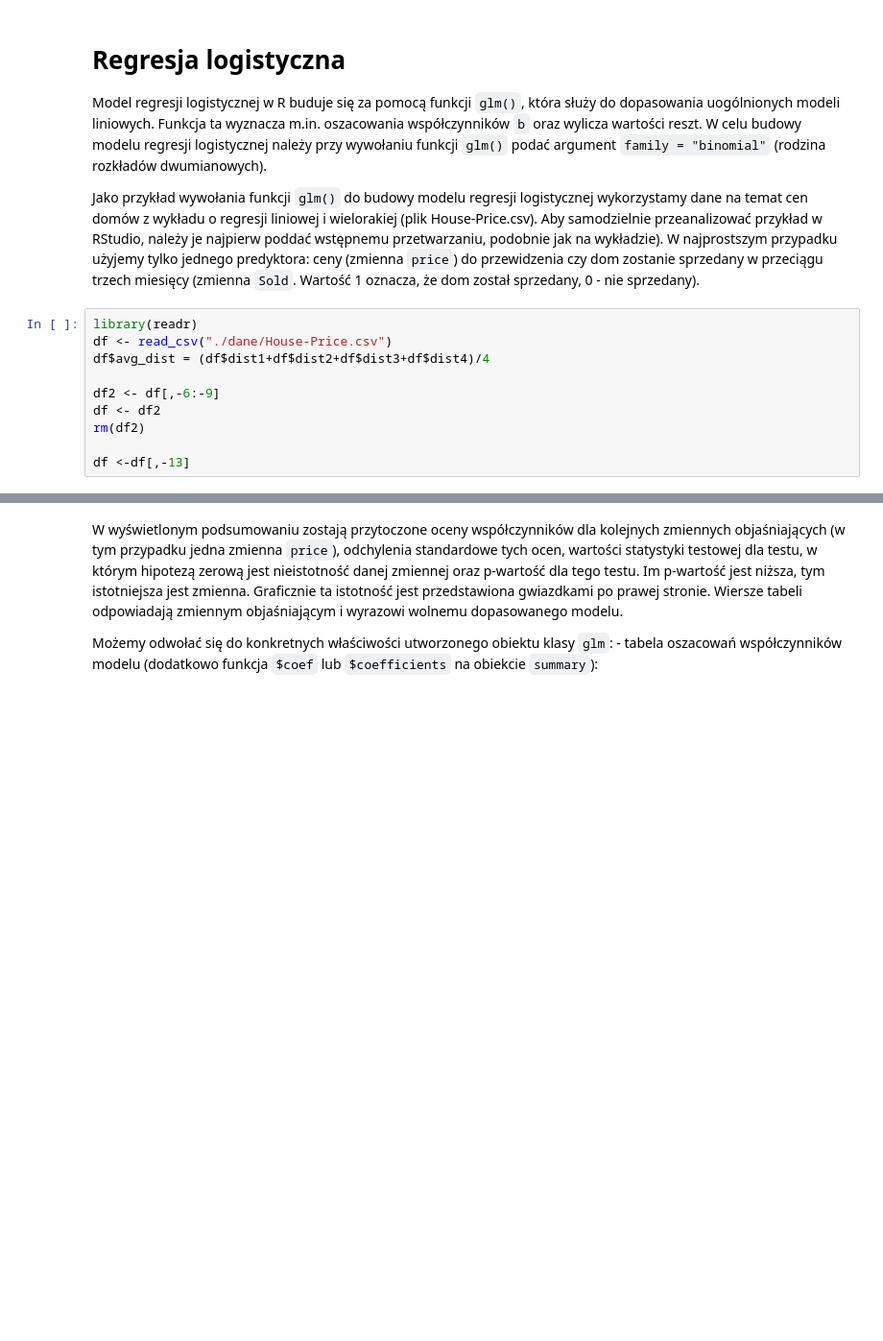
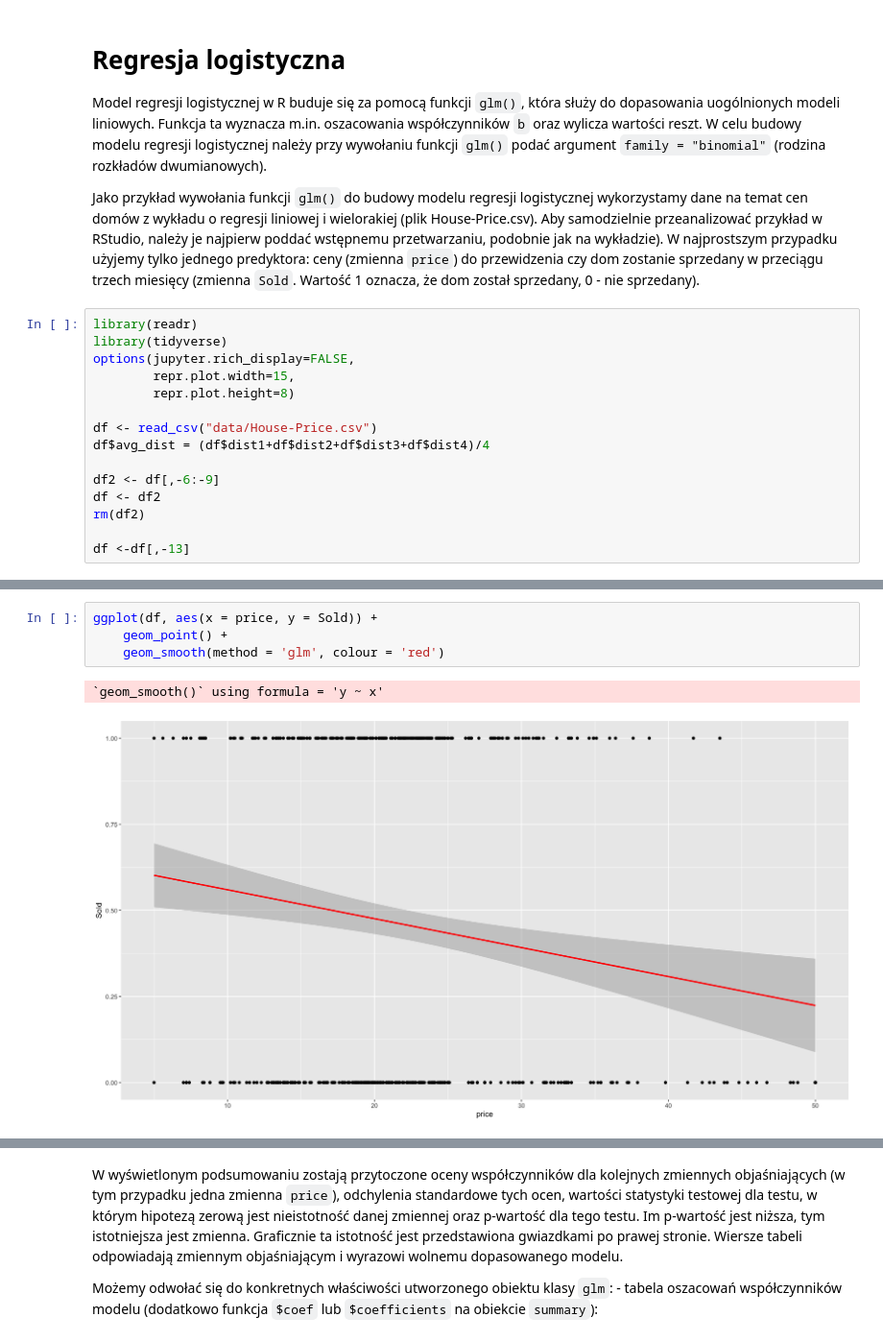
Before and after one commit to stawarzkrzysztof/uczenie_maszynowe_ifs2024, a Jupyter notebook: 30_10_2024/04-UM2024_regresja_logistyczna.ipynb, the cells around one changed output, grey strips where cells are left out. Shown at 96% size. Saved outputs shown, nothing was run; the diff lists cells and outputs as text; blank space fills up the shorter version.

```diff
--- a/30_10_2024/04-UM2024_regresja_logistyczna.ipynb
+++ b/30_10_2024/04-UM2024_regresja_logistyczna.ipynb
@@ -6,7 +6,12 @@ Model regresji logistycznej w R buduje się za pomocą funkcji `glm()`, która s
 Jako przykład wywołania funkcji `glm()` do budowy modelu regresji logistycznej wykorzystamy dane na temat cen domów z wykładu o regresji liniowej i wielorakiej (plik House-Price.csv). Aby samodzielnie przeanalizować przykład w RStudio, należy je najpierw poddać wstępnemu przetwarzaniu, podobnie jak na wykładzie). W najprostszym przypadku użyjemy tylko jednego predyktora: ceny (zmienna `price`) do przewidzenia czy dom zostanie sprzedany w przeciągu trzech miesięcy (zmienna `Sold`. Wartość 1 oznacza, że dom został sprzedany, 0 - nie sprzedany).
 # %%
 library(readr)
-df <- read_csv("./dane/House-Price.csv")
+library(tidyverse)
+options(jupyter.rich_display=FALSE,
+        repr.plot.width=15,
+        repr.plot.height=8)
+
+df <- read_csv("data/House-Price.csv")
 df$avg_dist = (df$dist1+df$dist2+df$dist3+df$dist4)/4
 
 df2 <- df[,-6:-9]
@@ -17,3 +77,10 @@ df <-df[,-13]
+# %%
+ggplot(df, aes(x = price, y = Sold)) +
+    geom_point() +
+    geom_smooth(method = 'glm', colour = 'red')
+# %% [output]
+`geom_smooth()` using formula = 'y ~ x'
+[figure, added]
 # %%
 glm.fit = glm(Sold~price, data = df, family = binomial)
 
```
Also changed, not shown: parts of 27 cells of this notebook.
